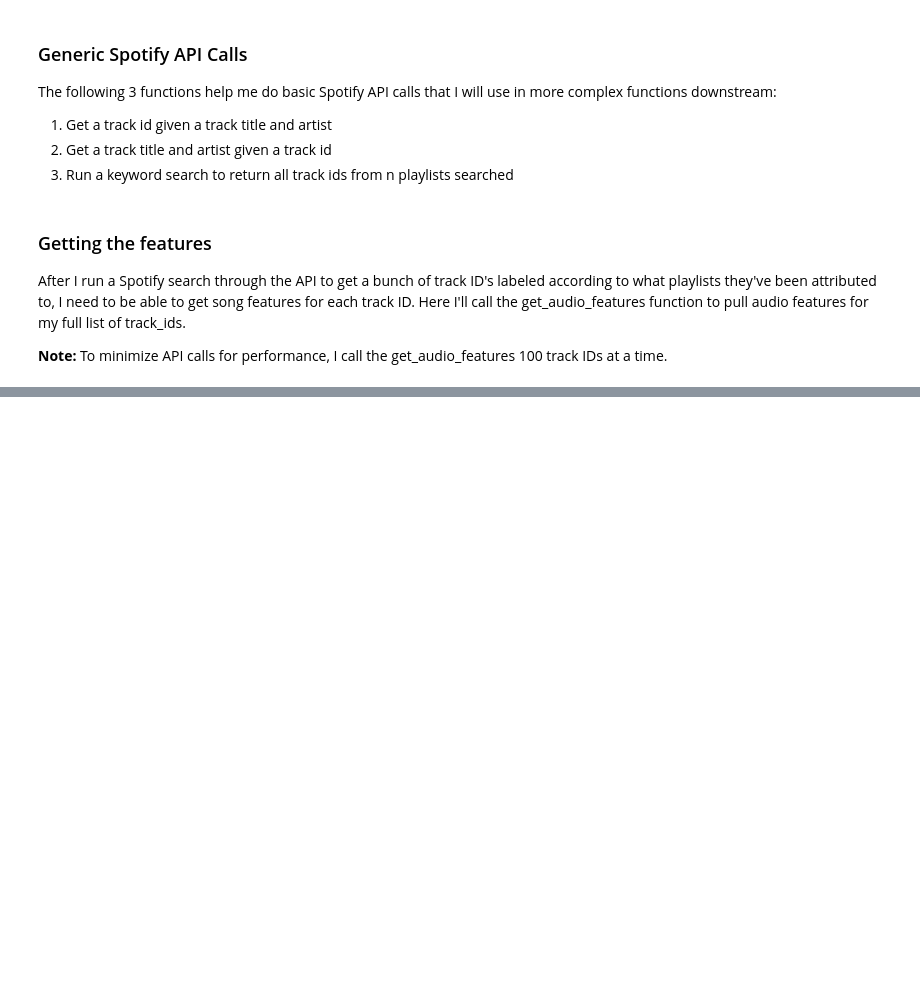
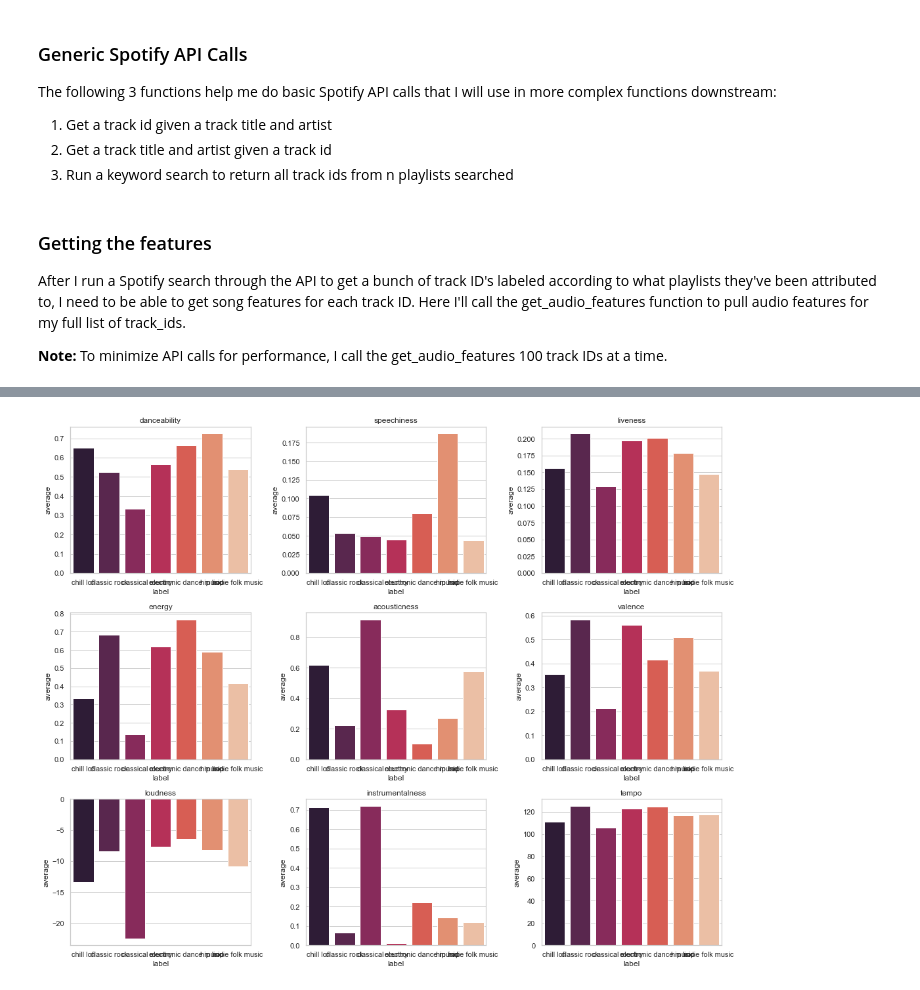
Before and after one commit to andrec279/contextify, a Jupyter notebook: contextify_explore.ipynb, the cells around one changed output, grey strips where cells are left out. Saved outputs shown, nothing was run; the diff lists cells and outputs as text; code cells hidden in the pictures; blank space fills up the shorter version.

```diff
--- a/contextify_explore.ipynb
+++ b/contextify_explore.ipynb
@@ -365,0 +706,8 @@ Runtime: 98.66457796096802 seconds
+# %%
+for feature in features:
+    feature_averages = pd.DataFrame(columns=['label', 'avg_value'])
+    for pl in playlists:
+        feature_averages = data.groupby('label').agg(
+            average=pd.NamedAgg(column=feature, aggfunc='mean')
+        )
+        print(feature_averages)
@@ -365,0 +732,48 @@ Runtime: 98.66457796096802 seconds
+# %%
+'''
+[1] Compare average across playlists for each feature (9 total bar charts):
+
+Generate subplot with one plot per feature
+
+For each feature:
+    1. Reorganize master data into the following dataframe structure:
+    class name | average value in that class
+    2. Generate barplot of average feature value for each class
+'''
+features = [
+            'danceability',
+            'energy',
+            'loudness',
+            'speechiness',
+            'acousticness',
+            'instrumentalness',
+            'liveness',
+            'valence',
+            'tempo'
+           ]
+
+fig, ax = plt.subplots(3, 3, figsize=(15, 12))
+
+row = 0
+col = 0
+
+for feature in features:
+    feature_averages = pd.DataFrame(columns=['label', 'avg_value'])
+    for pl in playlists:
+        feature_averages = data.groupby('label', as_index=False).agg(
+            average=pd.NamedAgg(column=feature, aggfunc='mean')
+        )
+
+    sns.barplot(ax=ax[row, col], x='label', y='average', data=feature_averages, palette='rocket')
+    ax[row, col].set_title(feature)
+
+    if row < 3 - 1:
+        row += 1
+    else:
+        row = 0
+        col += 1
+
+plt.tight_layout()
+plt.show()
+# %% [output]
+[figure, added]
```
Also changed, not shown: parts of 50 cells of this notebook, 18 other files.
